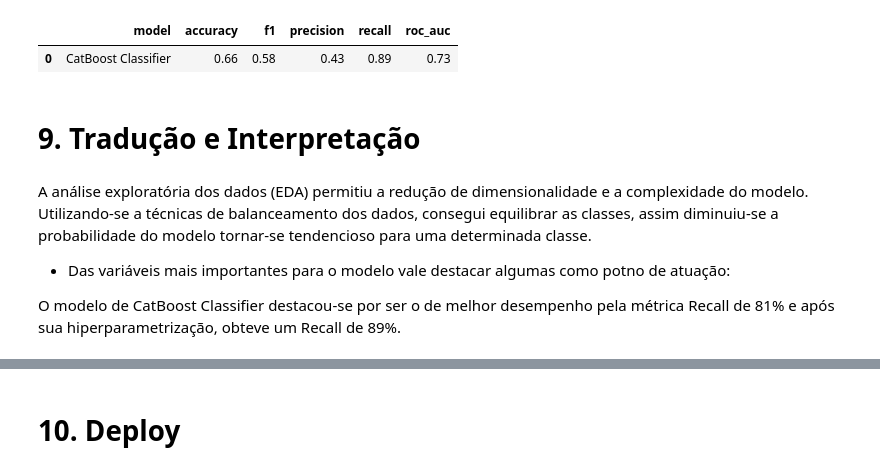
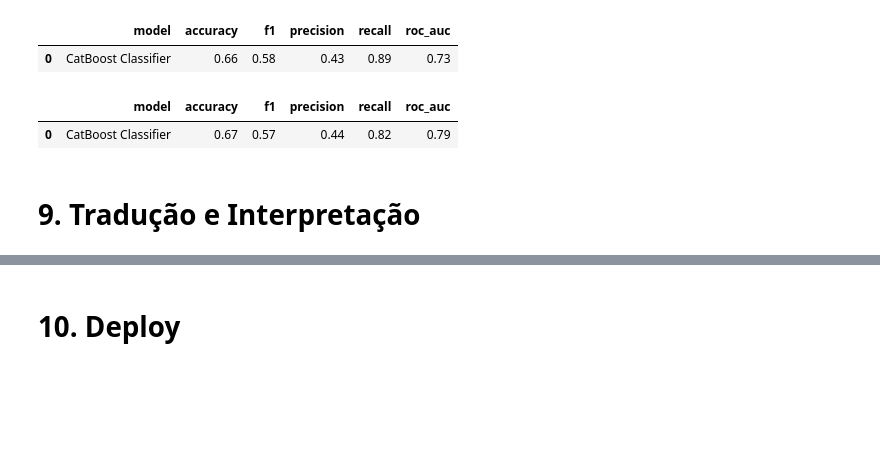
Before and after one commit to guicastrorl/alura_challenge_ds, a Jupyter notebook: notebooks/notebook_crisp_ds.ipynb, the cells around one changed output, grey strips where cells are left out. Saved outputs shown, nothing was run; the diff lists cells and outputs as text; code cells hidden in the pictures; blank space fills up the shorter version.

```diff
--- a/notebooks/notebook_crisp_ds.ipynb
+++ b/notebooks/notebook_crisp_ds.ipynb
@@ -1469,10 +1469,32 @@ models_report
 # %% [output]
 |  | model | accuracy | f1 | precision | recall | roc_auc |
 | 0 | CatBoost Classifier | 0.66 | 0.58 | 0.43 | 0.89 | 0.73 |
+# %%
+# Modelo otimziado
+balance = RandomUnderSampler(replacement = True, random_state = seed)
+model = CatBoostClassifier(**best_params, random_state = seed, verbose=0)
+pipeline = Pipeline([
+    ('balanceamento', balance),
+    ('modelo', model)
+])
+
+cv = StratifiedKFold(n_splits = 10, shuffle = True)
+
+resultado = cross_validate(pipeline, x_test, y_test, cv = cv, scoring = ['accuracy', 'f1', 'precision', 'recall', 'roc_auc'], n_jobs = -1)
+
+models_report = pd.DataFrame({
+    'model': 'CatBoost Classifier',
+    'accuracy': resultado['test_accuracy'].mean().round(2),
+    'f1': resultado['test_f1'].mean().round(2),
+    'precision': resultado['test_precision'].mean().round(2),
+    'recall': resultado['test_recall'].mean().round(2),
+    'roc_auc': resultado['test_roc_auc'].mean().round(2)
+}, index = [0])
+
+#
+models_report
+# %% [output]
+|  | model | accuracy | f1 | precision | recall | roc_auc |
+| 0 | CatBoost Classifier | 0.67 | 0.57 | 0.44 | 0.82 | 0.79 |
 # %% [markdown]
 # 9. Tradução e Interpretação
-# %% [markdown]
-A análise exploratória dos dados (EDA) permitiu a redução de dimensionalidade e a complexidade do modelo. Utilizando-se a técnicas de balanceamento dos dados, consegui equilibrar as classes, assim diminuiu-se a probabilidade do modelo tornar-se tendencioso para uma determinada classe.
-- Das variáveis mais importantes para o modelo vale destacar algumas como potno de atuação:
-
-O modelo de CatBoost Classifier destacou-se por ser o de melhor desempenho pela métrica Recall de 81% e após sua hiperparametrização, obteve um Recall de 89%.
```
Also changed, not shown: parts of 3 cells of this notebook, 4 other files.
